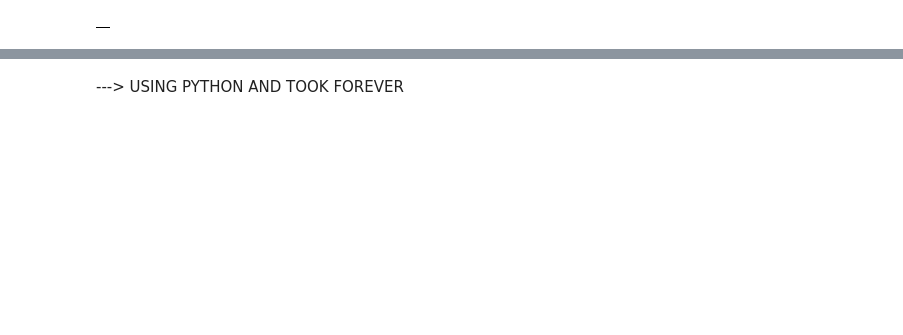
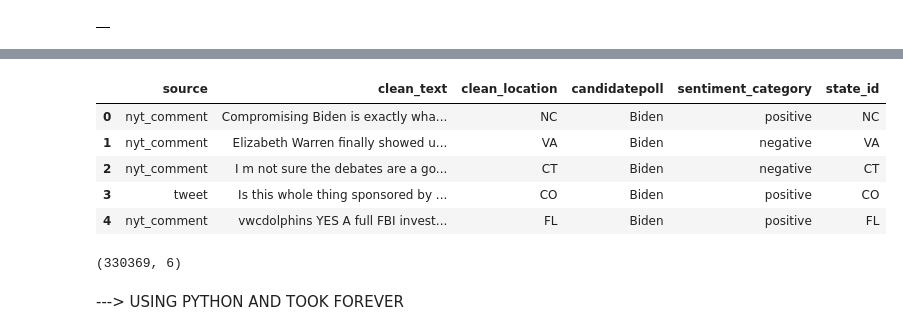
Before and after one commit to cfitzpatrick89/ADS508_GroupProject, a Jupyter notebook: EDA.ipynb, the cells around one changed output, grey strips where cells are left out. Saved outputs shown, nothing was run; the diff lists cells and outputs as text; code cells hidden in the pictures; blank space fills up the shorter version.

```diff
--- a/EDA.ipynb
+++ b/EDA.ipynb
@@ -1053,10 +1056,22 @@ pd.read_sql(statement, conn)
 # %%
 #==> SHOULD CREATE ANOTHER PARQUET OR READING FROM THIS?
+table_name = "cleandata"
 statement = """SELECT * FROM {}.{}""".format(
     database_name, table_name
 )
-#df_combined = pd.read_sql(statement, conn)
-df_combined.head(5)
+df_combined_clean = pd.read_sql(statement, conn)
+df_combined_clean.head(5)
+# %% [output]
+|  | source | clean_text | clean_location | candidatepoll | sentiment_category | state_id |
+| 0 | nyt_comment | Compromising Biden is exactly wha... | NC | Biden | positive | NC |
+| 1 | nyt_comment | Elizabeth Warren finally showed u... | VA | Biden | negative | VA |
+| 2 | nyt_comment | I m not sure the debates are a go... | CT | Biden | negative | CT |
+| 3 | tweet | Is this whole thing sponsored by ... | CO | Biden | positive | CO |
+| 4 | nyt_comment | vwcdolphins YES A full FBI invest... | FL | Biden | positive | FL |
+# %%
+df_combined_clean.shape
+# %% [output]
+(330369, 6)
 # %% [markdown]
 ---> USING PYTHON AND TOOK FOREVER
 # %%
```
Also changed, not shown: parts of 45 cells of this notebook.
